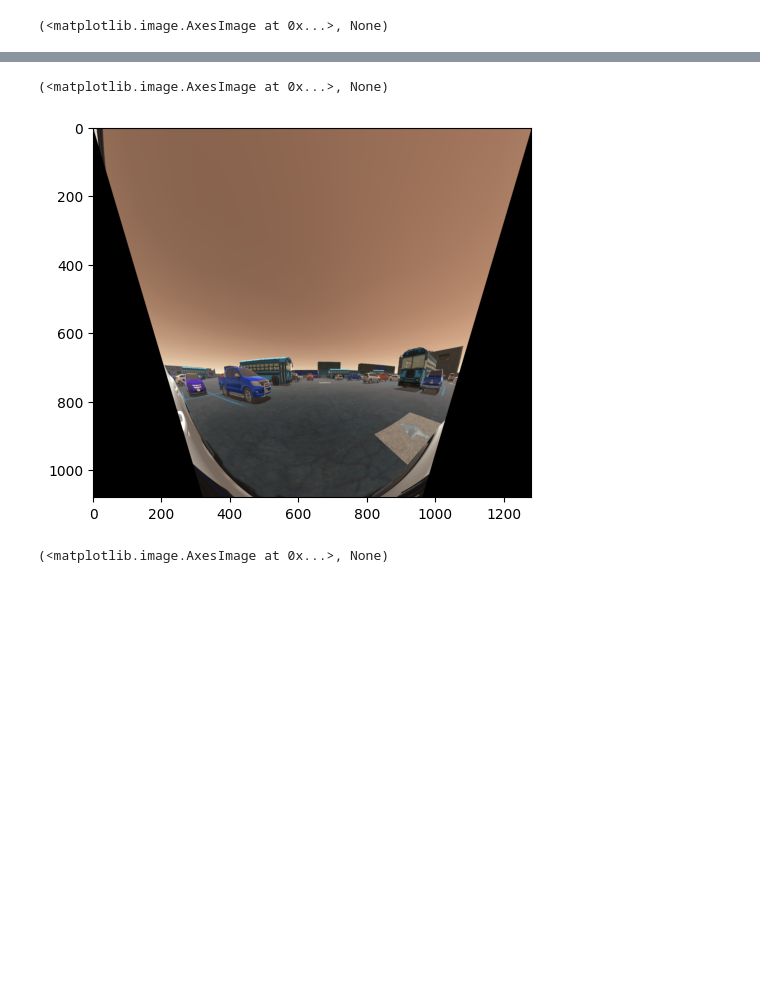
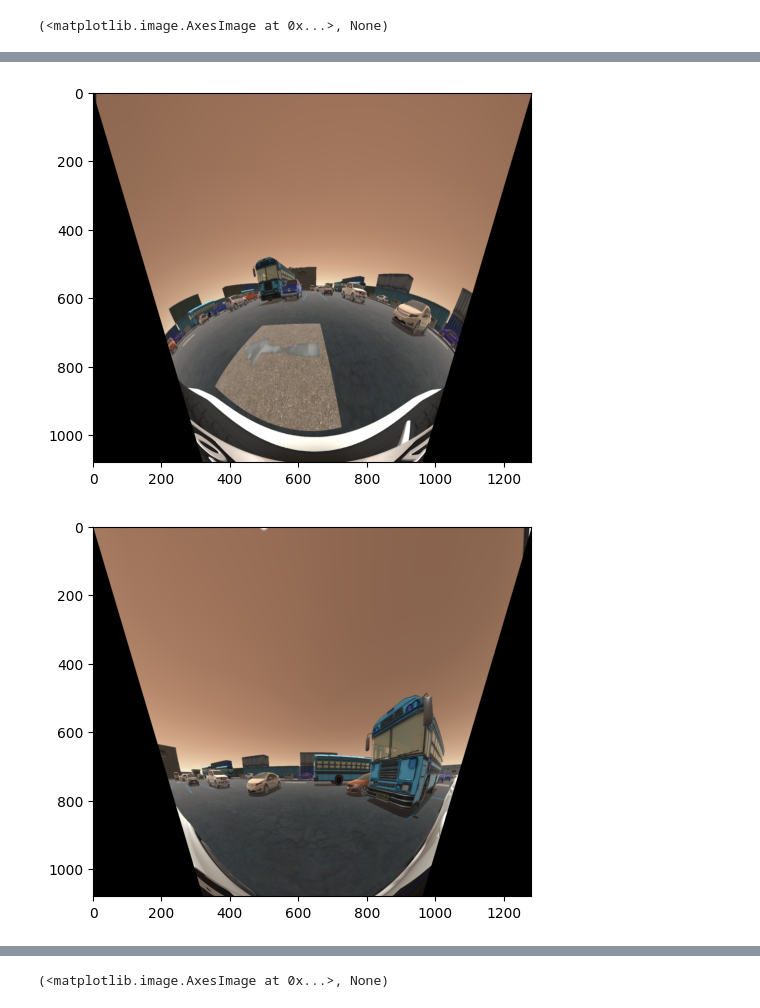
Before and after one commit to wuyasan/CVFinalProject, a Jupyter notebook: notebooks/fisheye_bev.ipynb, the cells around one changed output, grey strips where cells are left out. Drawn from its saved outputs; the diff is of its cells as text; code cells hidden in the pictures; blank space fills up the shorter version.

Commit message:
init_fisheye

```diff
--- a/notebooks/fisheye_bev.ipynb
+++ b/notebooks/fisheye_bev.ipynb
@@ -32,9 +32,13 @@ plt.imshow(exec_path_img), plt.show()
 # %%
 image1 = cv2.imread('../data/fisheye/left_851.png')
 image2 = cv2.imread('../data/fisheye/front_851.png')
+image3 = cv2.imread('../data/fisheye/right_851.png')
+image4 = cv2.imread('../data/fisheye/rear_851.png')
 
 gray1 = cv2.cvtColor(image1, cv2.COLOR_BGR2GRAY)
 gray2 = cv2.cvtColor(image2, cv2.COLOR_BGR2GRAY)
+gray3 = cv2.cvtColor(image3, cv2.COLOR_BGR2GRAY)
+gray4 = cv2.cvtColor(image4, cv2.COLOR_BGR2GRAY)
 # %%
 # Camera matrix (intrinsic parameters)
 K_data = [-659.9565405462982, 2.8848508379788056, 634.6329612029243, 0.0, 625.1032520893773, 544.7433055928482, 0., 0., 1.]
@@ -44,8 +48,10 @@ K = np.array(K_data).reshape(3, 3)
 D_data = [-0.2900269437421997, 0.11089496468175668, -0.0003222479159157141, 0.0029110573007121382]
 D = np.array(D_data).reshape(1, 4)
 # %%
-rectilinear_img = cv2.undistort(image2, K, D)
-rectilinear_img2 = cv2.undistort(image1, K, D)
+rectilinear_img =  cv2.undistort(image1, K, D)  # LEFT
+rectilinear_img2 = cv2.undistort(image2, K, D) # FRONT
+rectilinear_img3 = cv2.undistort(image3, K, D) # RIGHT
+rectilinear_img4 = cv2.undistort(image4, K, D) # REAR
 
 plt.imshow(rectilinear_img), plt.show()
 plt.imshow(rectilinear_img2), plt.show()
@@ -63,6 +69,13 @@ dst_pts = np.array([[0, 0], [width * .25, height], [width * .75, height], [width
 M1 = cv2.getPerspectiveTransform(src_pts1, dst_pts)
 
 warped_image1 = cv2.warpPerspective(rectilinear_img, M1, (width, height))
+warped_image2 = cv2.warpPerspective(rectilinear_img2, M1, (width, height))
+warped_image3 = cv2.warpPerspective(rectilinear_img3, M1, (width, height))
+warped_image4 = cv2.warpPerspective(rectilinear_img4, M1, (width, height))
 
-plt.imshow(warped_image1), plt.show()
+
+plt.imshow(warped_image1), plt.show() # LEFT
+plt.imshow(warped_image2), plt.show() # FRONT
+plt.imshow(warped_image3), plt.show() # RIGHT
+plt.imshow(warped_image4), plt.show() # REAR
 # %% [output]
@@ -69,0 +83,2 @@ plt.imshow(warped_image1), plt.show()
+[figure, added]
+[figure, added]
@@ -70,18 +86,3 @@ plt.imshow(warped_image1), plt.show()
 (<matplotlib.image.AxesImage at 0x...>, None)
-# %%
-height, width = image1.shape[:2]
-
-
-src_pts1 = np.array([[0, 0], [0, height], [width, height], [width, 0]], dtype=np.float32)
-dst_pts = np.array([[0, 0], [width * .25, height], [width * .75, height], [width, 0]], dtype=np.float32)
-
-M2 = cv2.getPerspectiveTransform(src_pts1, dst_pts)
-
-warped_image2 = cv2.warpPerspective(rectilinear_img2, M2, (width, height))
-
-plt.imshow(warped_image2), plt.show()
-# %% [output]
-[figure, removed]
-(<matplotlib.image.AxesImage at 0x...>, None)
 # %%
 # Enlarge & Crop
```
Also changed, not shown: parts of 2 cells of this notebook.
